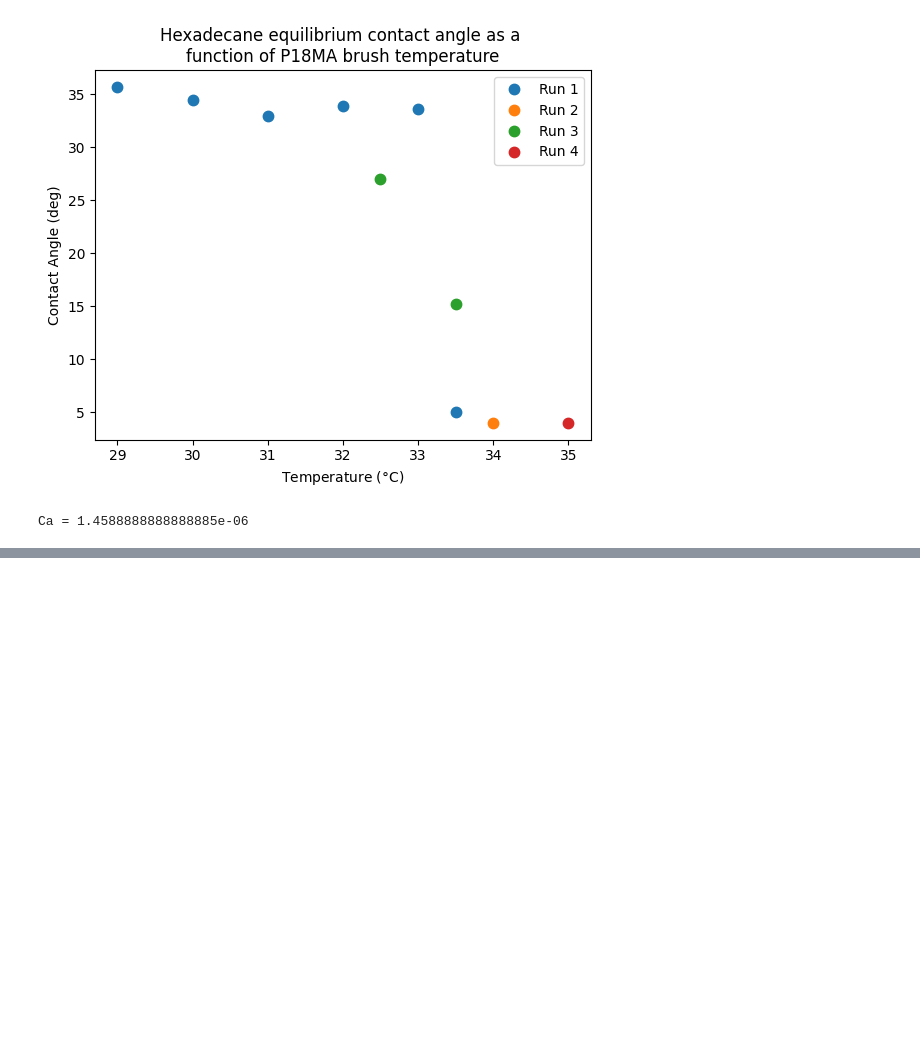
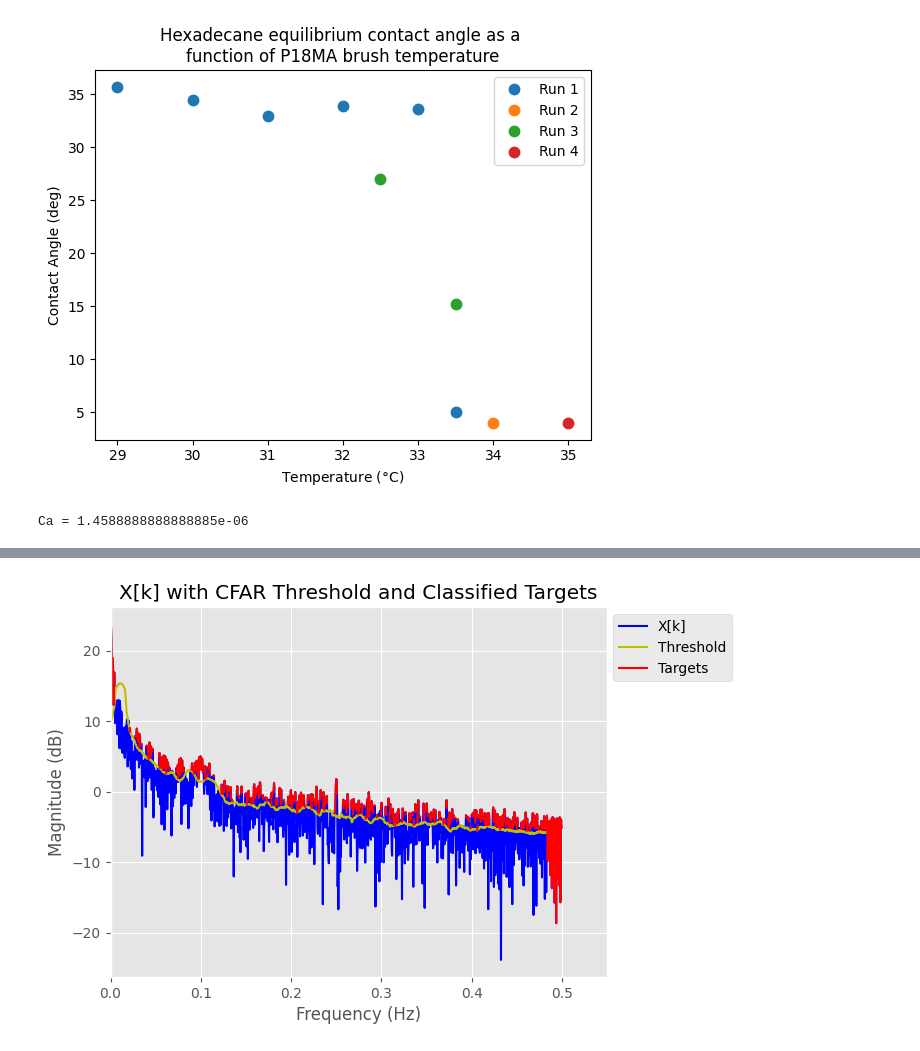
Before and after one commit to Sjendieee/InterferometryPython, a Jupyter notebook: Testing.ipynb, the cells around one changed output, grey strips where cells are left out. Drawn from its saved outputs; the diff is of its cells as text; code cells hidden in the pictures; blank space fills up the shorter version.

```diff
--- a/Testing.ipynb
+++ b/Testing.ipynb
@@ -423,8 +447,16 @@ TypeError: file must have 'read' and 'readline' attributes
 # %%
+"""
+Testing CFAR radar peak target detection:
+From https://www.youtube.com/watch?v=BEg29UuZk6c & https://colab.research.google.com/drive/1Y5bCQs4AZRggZW3N7obArBCU8IYPFLHh#scrollTo=zo0OBizaJ9k7
+Main function = cfar(input_data, num_guard_cells=12, num_ref_cells=30, bias=1)
+Trying w/ fourier transfer (as they do in video), and directly on intensity vs. distance data.
+So far, no great success in finding good values for num_guard_cells and num_ref_cells:
+also in part because interesting peaks are at edges. which
+"""
 import pickle
 import numpy as np
 import matplotlib.pyplot as plt
-from numpy.fft import fft, fftshift
+from numpy.fft import fft, fftshift, ifft, ifftshift
 from scipy import signal
 from scipy.constants import pi
 from numpy.lib.stride_tricks import sliding_window_view
@@ -437,6 +469,10 @@ path = 'G:\\2024_05_07_PLMA_Basler15uc_Zeiss5x_dodecane_Xp1_31_S2_WEDGE_2coversl
 
 with open(path, 'rb') as new_filename:
     t, x_n_windowed = pickle.load(new_filename)     # x-distance, intensity
+
+fig2, ax2 = plt.subplots()
+ax2.plot(t, x_n_windowed, '.')
+ax2.set(title = 'intensity profile')
 
 N = len(t)
 fs = t[-1] / N
@@ -454,7 +490,82 @@ ax1.plot(freq, X_k_log)
 ax1.set_xlim(left = 0)
 ax1.set(title = 'fft plot')
 
-fig2, ax2 = plt.subplots()
-ax2.plot(t, x_n_windowed, '.')
-ax2.set(title = 'intensity profile')
+
+
+def cfar(X_k, num_guard_cells, num_ref_cells, bias, cfar_method="average"):
+    N = X_k.size
+    cfar_values = np.zeros(X_k.shape)
+    for center_index in range(
+        num_guard_cells + num_ref_cells, N - (num_guard_cells + num_ref_cells)
+    ):
+        min_index = center_index - (num_guard_cells + num_ref_cells)
+        min_guard = center_index - num_guard_cells
+        max_index = center_index + (num_guard_cells + num_ref_cells) + 1
+        max_guard = center_index + num_guard_cells + 1
+
+        lower_nearby = X_k[min_index:min_guard]
+        upper_nearby = X_k[max_guard:max_index]
+
+        lower_mean = np.mean(lower_nearby)
+        upper_mean = np.mean(upper_nearby)
+
+        if cfar_method == "average":
+            mean = np.mean(np.concatenate((lower_nearby, upper_nearby)))
+        elif cfar_method == "greatest":
+            mean = max(lower_mean, upper_mean)
+        elif cfar_method == "smallest":
+            mean = min(lower_mean, upper_mean)
+        else:
+            mean = 0
+
+        output = mean * bias
+        cfar_values[center_index] = output
+
+    targets_only = np.copy(X_k)
+    targets_only[np.where(X_k < cfar_values)] = np.ma.masked
+
+    return cfar_values, targets_only
+
+threshold, targets_only = cfar(X_k, num_guard_cells=12, num_ref_cells=30, bias=1)        #num_guard_cells=8, num_ref_cells=12, bias=1
+fig3, ax3 = plt.subplots()
+ax3.plot(freq, X_k_log, label="X[k]", c="b")
+ax3.plot(freq, 10 * np.log10(np.abs(threshold)), label="Threshold", c="y")
+ax3.plot(freq, 10 * np.log10(np.abs(targets_only)), label="Targets", c="r")
+ax3.set_xlim(left = 0)
+ax3.set(title = "X[k] with CFAR Threshold and Classified Targets", xlabel = "Frequency (Hz)", ylabel = "Magnitude (dB)" )
+ax3.legend(loc="upper left", bbox_to_anchor=(1, 1))
+plt.show()
+
+# Step 1: Identify the indices of target peaks in the frequency domain
+#target_indices = np.where(~np.ma.getmask(targets_only))[0]  # Get indices of unmasked (target) values
+target_indices = np.where(targets_only != 0)  # Get indices of unmasked (target) values
+target_frequencies = freq[target_indices]  # Corresponding frequencies
+
+# Step 2: Create a mask for the FFT array to isolate the target peaks
+fft_masked = np.zeros_like(X_k, dtype=complex)  # Create a complex array of zeros
+fft_masked[target_indices] = fftshift(fft(x_n_windowed, fft_len))[target_indices]  # Isolate target peaks
+
+# Step 3: Perform inverse FFT to transform back to the time domain
+reconstructed_signal = np.real(ifft(ifftshift(fft_masked)))  # Inverse FFT and take the real part
+reconstructed_signal = reconstructed_signal[:N]  # Trim to the original signal length
+
+# Step 4: Plot the reconstructed signal
+fig4, ax4 = plt.subplots()
+ax4.plot(t, x_n_windowed, label="Original Signal", c="b")
+ax4.plot(t, reconstructed_signal, label="Reconstructed Signal (from target peaks)", c="r", linestyle="--")
+ax4.set(title="Original Signal and Reconstructed Signal", xlabel="t", ylabel="Amplitude")
+ax4.legend()
+plt.show()
+
+
+threshold, targets_only = cfar(np.array(x_n_windowed), num_guard_cells=12, num_ref_cells=20, bias=1.1)        #num_guard_cells=8, num_ref_cells=12, bias=1
+threshold_indices = np.where(threshold != 0)
+targets_indices = np.where(targets_only != 0)
+fig5, ax5 = plt.subplots()
+ax5.plot(t, x_n_windowed, label="Original Signal", c="b")
+ax5.plot(t[threshold_indices], np.abs(threshold[threshold_indices]), label="Threshold", c="y")
+ax5.plot(t[targets_indices], np.abs(targets_only[targets_indices]), '.',label="Targets", c="r")
+ax5.set(title="Original Signal and Reconstructed Signal", xlabel="t", ylabel="Amplitude")
+ax5.legend()
+plt.show()
 # %% [output]
@@ -463,0 +574 @@ ax2.set(title = 'intensity profile')
+[figure, added]
```
Also changed, not shown: parts of 2 cells of this notebook, 1 other file.
